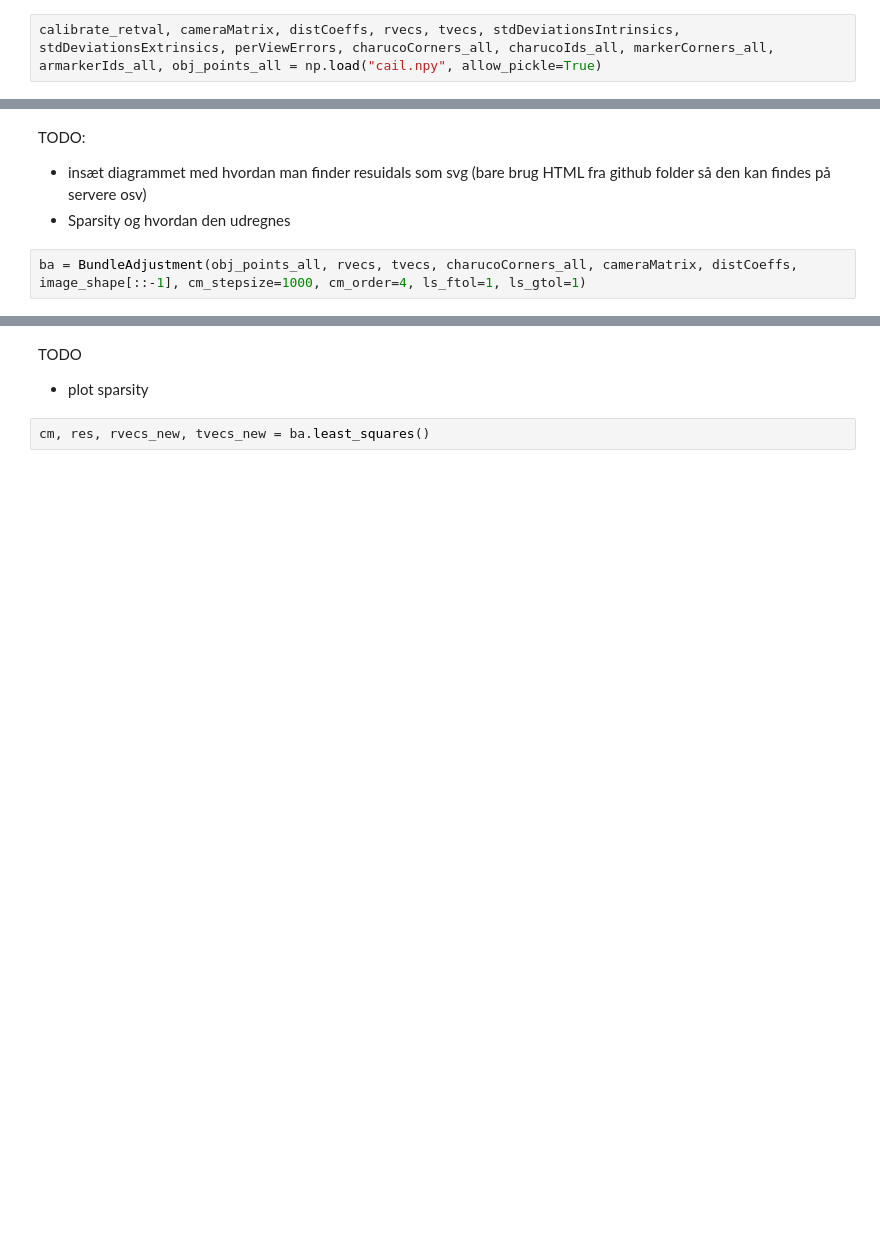
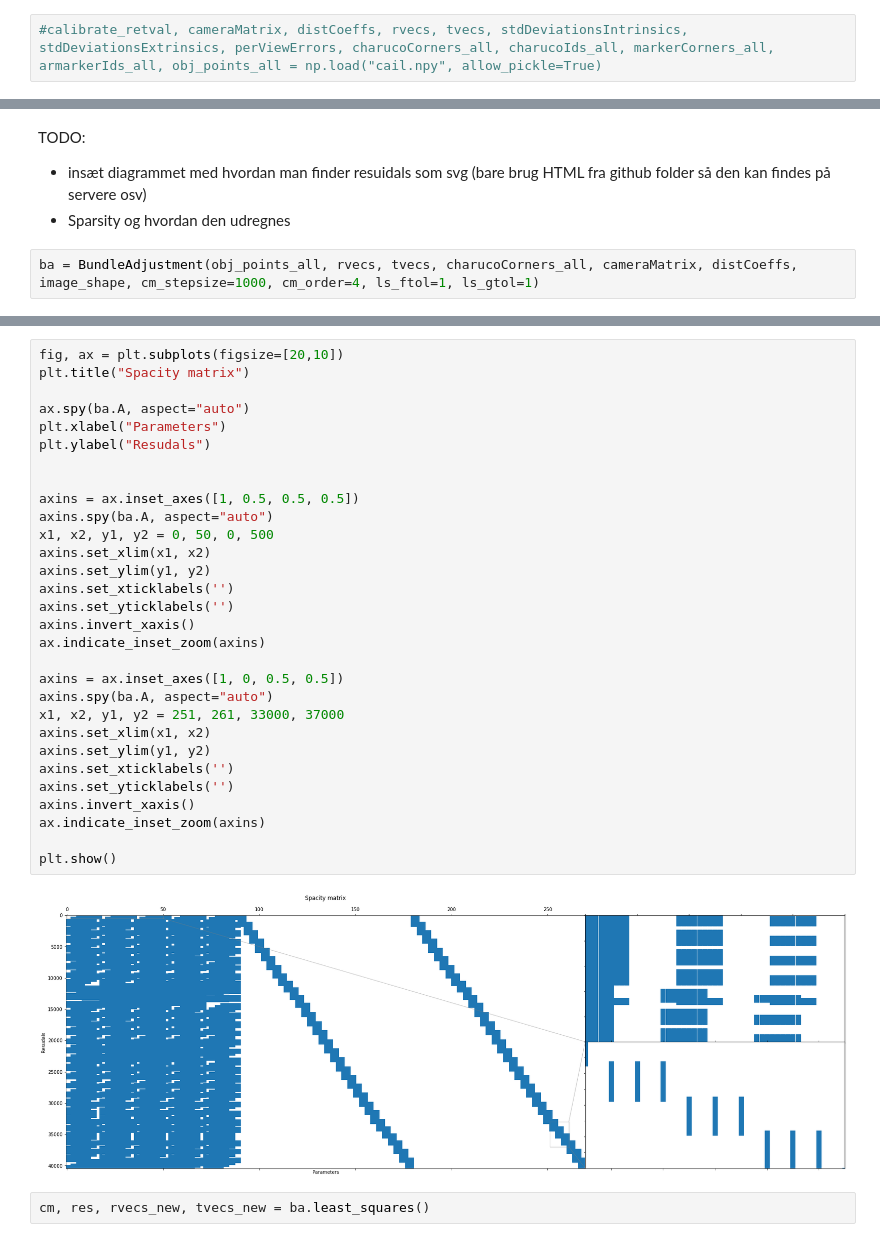
Before and after one commit to SimonLBSoerensen/Flexible-Camera-Calibration, a Jupyter notebook: Demos/FlexibleCameraCalibration.ipynb, the cells around one changed output, grey strips where cells are left out. Drawn from its saved outputs; the diff is of its cells as text; blank space fills up the shorter version.

```diff
--- a/Demos/FlexibleCameraCalibration.ipynb
+++ b/Demos/FlexibleCameraCalibration.ipynb
@@ -103,7 +103,7 @@ Finding charuco features
 Doing camera calibrate
 Calibration done
 # %%
-calibrate_retval, cameraMatrix, distCoeffs, rvecs, tvecs, stdDeviationsIntrinsics, stdDeviationsExtrinsics, perViewErrors, charucoCorners_all, charucoIds_all, markerCorners_all, armarkerIds_all, obj_points_all = np.load("cail.npy", allow_pickle=True)
+#calibrate_retval, cameraMatrix, distCoeffs, rvecs, tvecs, stdDeviationsIntrinsics, stdDeviationsExtrinsics, perViewErrors, charucoCorners_all, charucoIds_all, markerCorners_all, armarkerIds_all, obj_points_all = np.load("cail.npy", allow_pickle=True)
 # %% [markdown]
 ## First let'sa look at where the charuco borads have been in relation to the camera
 # %%
@@ -163,5 +166,5 @@ TODO:
 - insæt diagrammet med hvordan man finder resuidals som svg (bare brug HTML fra github folder så den kan findes på servere osv)
 - Sparsity og hvordan den udregnes
 # %%
-ba = BundleAdjustment(obj_points_all, rvecs, tvecs, charucoCorners_all, cameraMatrix, distCoeffs, image_shape[::-1], cm_stepsize=1000, cm_order=4, ls_ftol=1, ls_gtol=1)
+ba = BundleAdjustment(obj_points_all, rvecs, tvecs, charucoCorners_all, cameraMatrix, distCoeffs, image_shape, cm_stepsize=1000, cm_order=4, ls_ftol=1, ls_gtol=1)
 # %% [output]
@@ -174,6 +182,35 @@ Function evaluations 2, initial cost 4.9397e-02, final cost 2.6279e-17, first-or
-# %% [markdown]
-TODO
-- plot sparsity
+# %%
+fig, ax = plt.subplots(figsize=[20,10])
+plt.title("Spacity matrix")
+
+ax.spy(ba.A, aspect="auto")
+plt.xlabel("Parameters")
+plt.ylabel("Resudals")
+
+
+axins = ax.inset_axes([1, 0.5, 0.5, 0.5])
+axins.spy(ba.A, aspect="auto")
+x1, x2, y1, y2 = 0, 50, 0, 500
+axins.set_xlim(x1, x2)
+axins.set_ylim(y1, y2)
+axins.set_xticklabels('')
+axins.set_yticklabels('')
+axins.invert_xaxis()
+ax.indicate_inset_zoom(axins)
+
+axins = ax.inset_axes([1, 0, 0.5, 0.5])
+axins.spy(ba.A, aspect="auto")
+x1, x2, y1, y2 = 251, 261, 33000, 37000
+axins.set_xlim(x1, x2)
+axins.set_ylim(y1, y2)
+axins.set_xticklabels('')
+axins.set_yticklabels('')
+axins.invert_xaxis()
+ax.indicate_inset_zoom(axins)
+
+plt.show()
+# %% [output]
+[figure, added]
 # %%
 cm, res, rvecs_new, tvecs_new = ba.least_squares()
 # %% [output]
```
Also changed, not shown: parts of 5 cells of this notebook, 3 other files.
